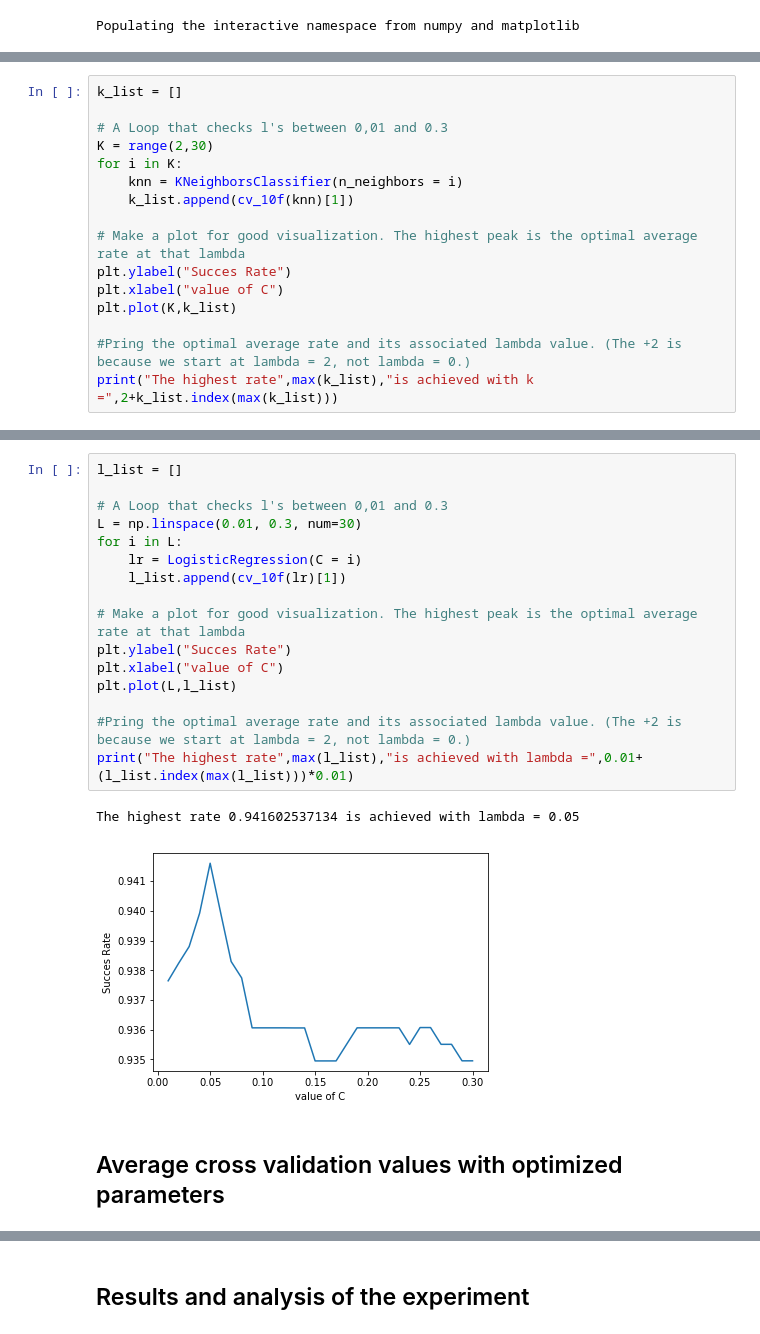
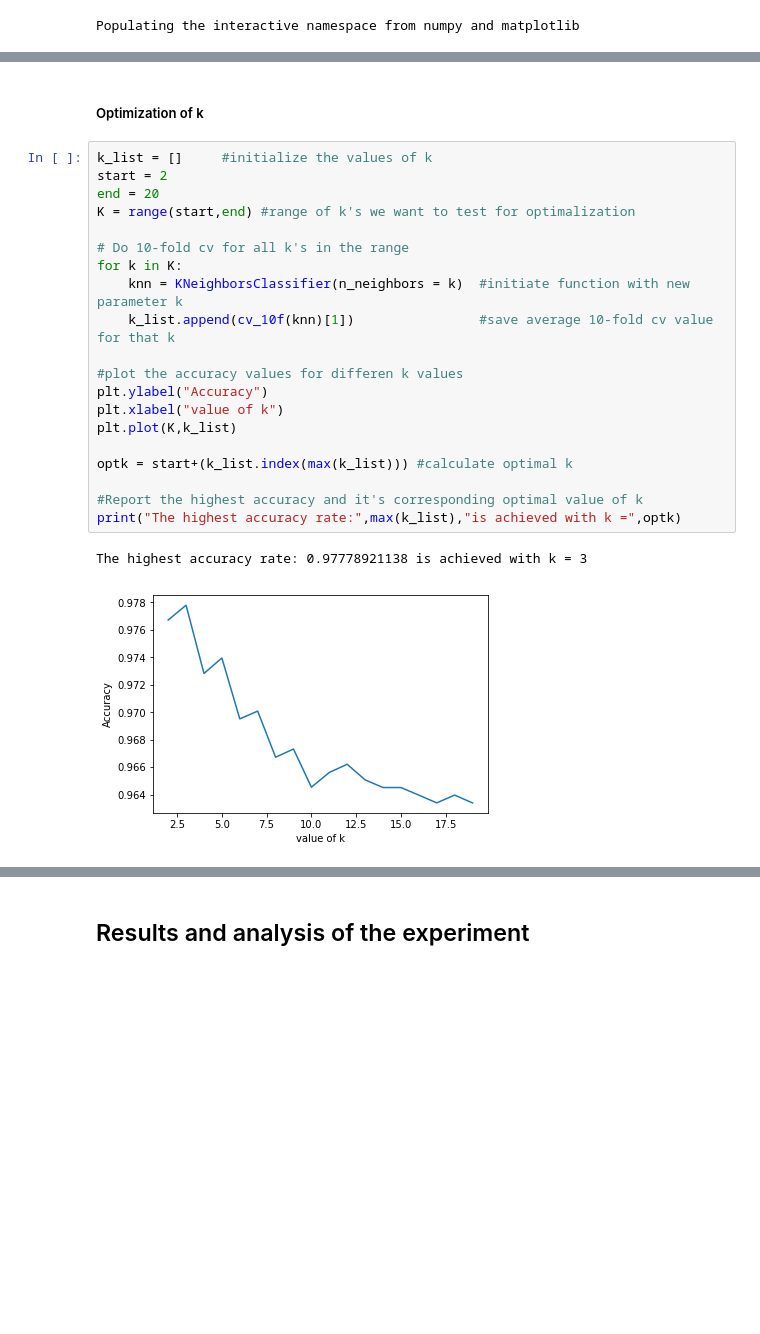
Before and after one commit to veragrosskop/Machine-Learning, a Jupyter notebook: gradedAss2-1.ipynb, the cells around one changed output, grey strips where cells are left out. Drawn from its saved outputs; the diff is of its cells as text; blank space fills up the shorter version.

```diff
--- a/gradedAss2-1.ipynb
+++ b/gradedAss2-1.ipynb
@@ -104,16 +105,0 @@ Default value average of KNN is: [ 0.92972973  0.98907104  0.97790055  0.9777777
-# %%
-k_list = []
-
-# A Loop that checks l's between 0,01 and 0.3
-K = range(2,30)
-for i in K:
-    knn = KNeighborsClassifier(n_neighbors = i)
-    k_list.append(cv_10f(knn)[1])
-
-# Make a plot for good visualization. The highest peak is the optimal average rate at that lambda
-plt.ylabel("Succes Rate")
-plt.xlabel("value of C")
-plt.plot(K,k_list)
-
-#Pring the optimal average rate and its associated lambda value. (The +2 is because we start at lambda = 2, not lambda = 0.)
-print("The highest rate",max(k_list),"is achieved with k =",2+k_list.index(max(k_list)))
@@ -123,21 +106,25 @@ The highest rate 0.97778921138 is achieved with k = 3
-# %%
-l_list = []
-
-# A Loop that checks l's between 0,01 and 0.3
-L = np.linspace(0.01, 0.3, num=30)
-for i in L:
-    lr = LogisticRegression(C = i)
-    l_list.append(cv_10f(lr)[1])
-
-# Make a plot for good visualization. The highest peak is the optimal average rate at that lambda
-plt.ylabel("Succes Rate")
-plt.xlabel("value of C")
-plt.plot(L,l_list)
-
-#Pring the optimal average rate and its associated lambda value. (The +2 is because we start at lambda = 2, not lambda = 0.)
-print("The highest rate",max(l_list),"is achieved with lambda =",0.01+(l_list.index(max(l_list)))*0.01)
-# %% [output]
-The highest rate 0.941602537134 is achieved with lambda = 0.05
-[figure, removed]
-# %% [markdown]
-## Average cross validation values with optimized parameters
+# %% [markdown]
+##### Optimization of k
+# %%
+k_list = []     #initialize the values of k
+start = 2
+end = 20
+K = range(start,end) #range of k's we want to test for optimalization
+
+# Do 10-fold cv for all k's in the range
+for k in K:
+    knn = KNeighborsClassifier(n_neighbors = k)  #initiate function with new parameter k
+    k_list.append(cv_10f(knn)[1])                #save average 10-fold cv value for that k
+
+#plot the accuracy values for differen k values
+plt.ylabel("Accuracy")
+plt.xlabel("value of k")
+plt.plot(K,k_list)
+
+optk = start+(k_list.index(max(k_list))) #calculate optimal k
+
+#Report the highest accuracy and it's corresponding optimal value of k
+print("The highest accuracy rate:",max(k_list),"is achieved with k =",optk)
+# %% [output]
+The highest accuracy rate: 0.97778921138 is achieved with k = 3
+[figure, added]
```
Also changed, not shown: parts of 15 cells of this notebook.
